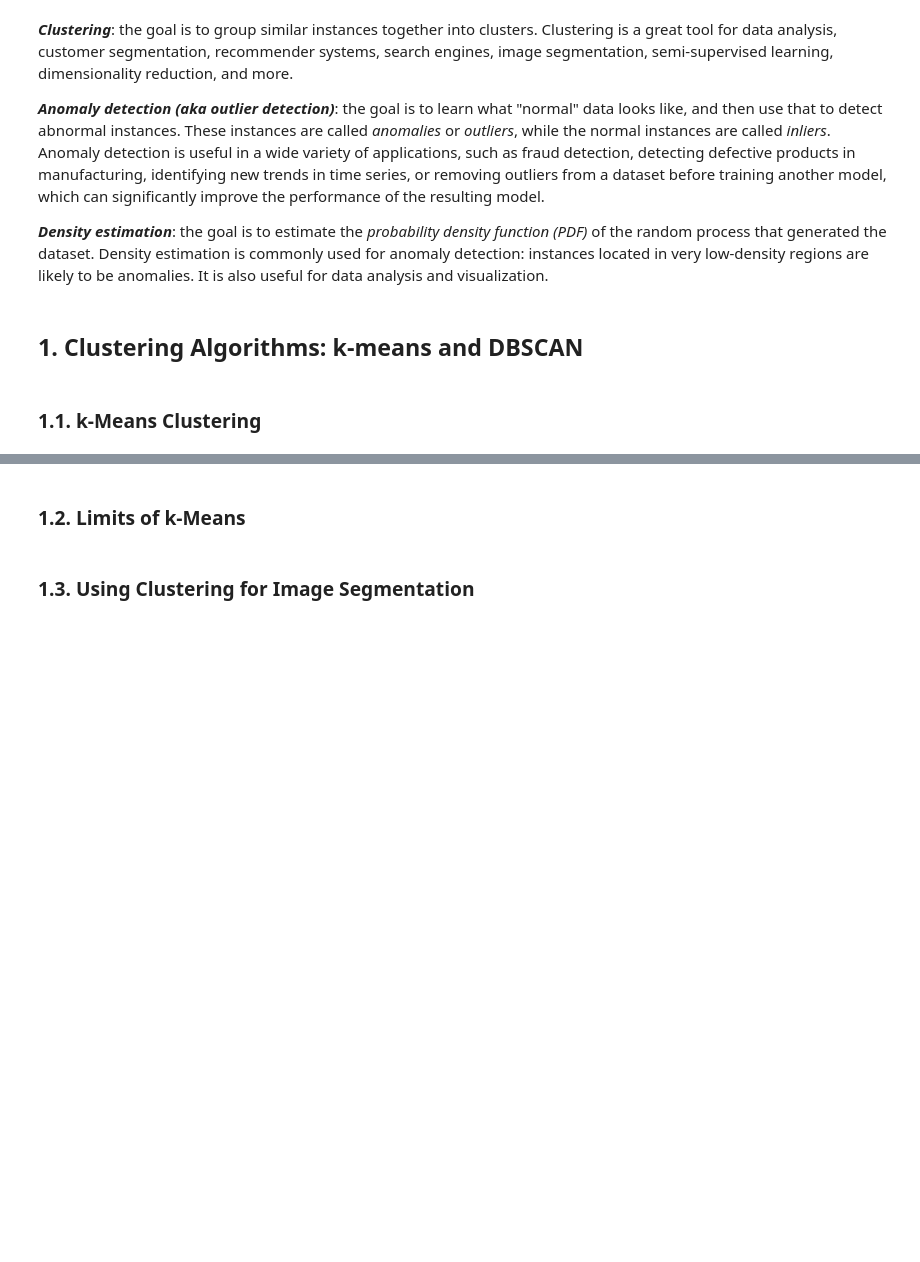
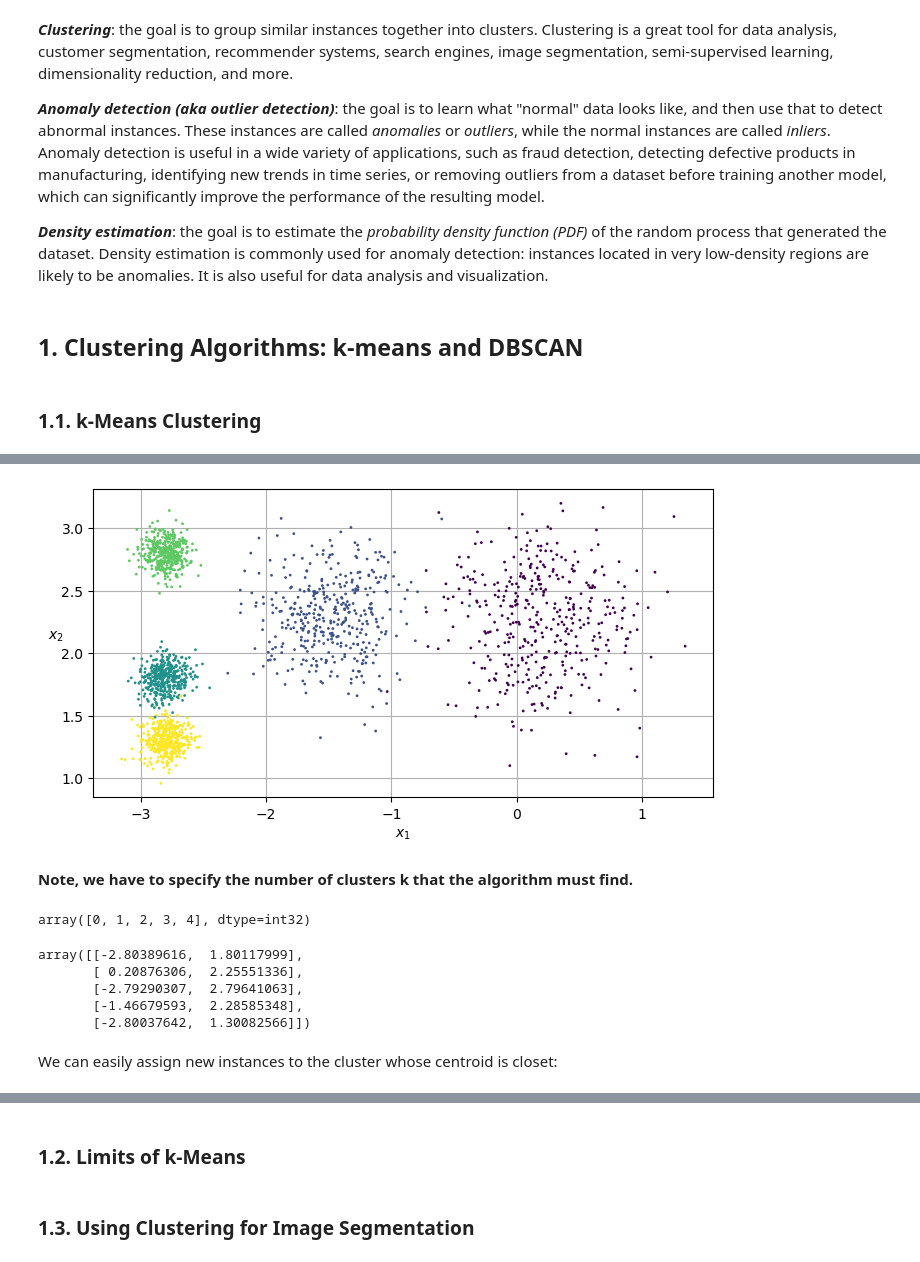
Before and after one commit to JinDai666/Hands-On-ML-Notes, a Jupyter notebook: ch08-unsupervised-learning-techniques/ch08-unsupervised-learning-techniques.ipynb, the cells around one changed output, grey strips where cells are left out. Cells and saved outputs as stored; diff of their text form; code cells hidden in the pictures; blank space fills up the shorter version.

Commit message:
ch08: WIP - k-means clustering

```diff
--- a/ch08-unsupervised-learning-techniques/ch08-unsupervised-learning-techniques.ipynb
+++ b/ch08-unsupervised-learning-techniques/ch08-unsupervised-learning-techniques.ipynb
@@ -14,0 +35,20 @@
+# %%
+blob_centers = np.array([[ 0.2,  2.3], [-1.5 ,  2.3], [-2.8,  1.8],
+                         [-2.8,  2.8], [-2.8,  1.3]])
+blob_std = np.array([0.4, 0.3, 0.1, 0.1, 0.1])
+X, y = make_blobs(n_samples=2000, centers=blob_centers,
+                  cluster_std=blob_std, random_state=7)
+# %%
+def plot_clusters(X, y):
+    plt.scatter(X[:, 0], X[:, 1], c=y, s=1)
+    plt.xlabel("$x_1$")
+    plt.ylabel("$x_2$", rotation=0)
+
+plt.figure(figsize=(8, 4))
+plot_clusters(X, y)
+plt.gca().set_axisbelow(True)
+plt.grid()
+
+plt.show()
+# %% [output]
+[figure, added]
@@ -14,0 +59,16 @@
+# %% [markdown]
+**Note, we have to specify the number of clusters k that the algorithm must find.**
+# %%
+np.unique(y_pred)
+# %% [output]
+array([0, 1, 2, 3, 4], dtype=int32)
+# %%
+kmeans.cluster_centers_
+# %% [output]
+array([[-2.80389616,  1.80117999],
+       [ 0.20876306,  2.25551336],
+       [-2.79290307,  2.79641063],
+       [-1.46679593,  2.28585348],
+       [-2.80037642,  1.30082566]])
+# %% [markdown]
+We can easily assign new instances to the cluster whose centroid is closet:
```
Also changed, not shown: parts of 5 cells of this notebook.
